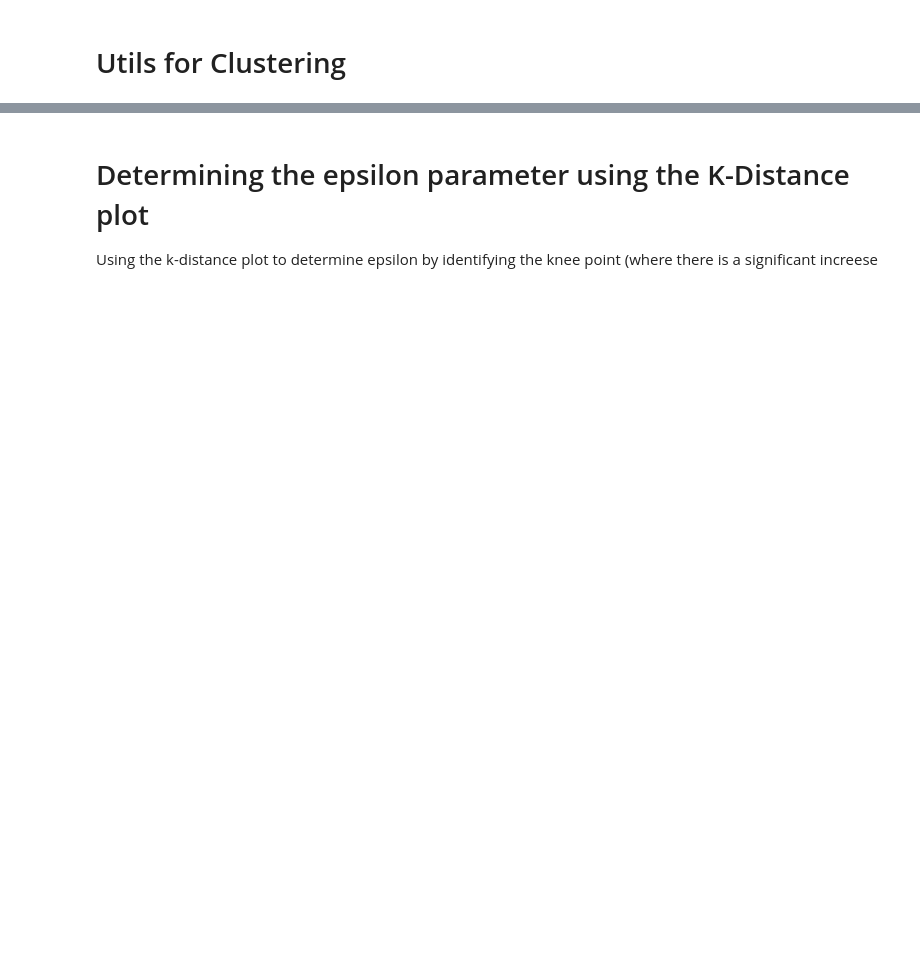
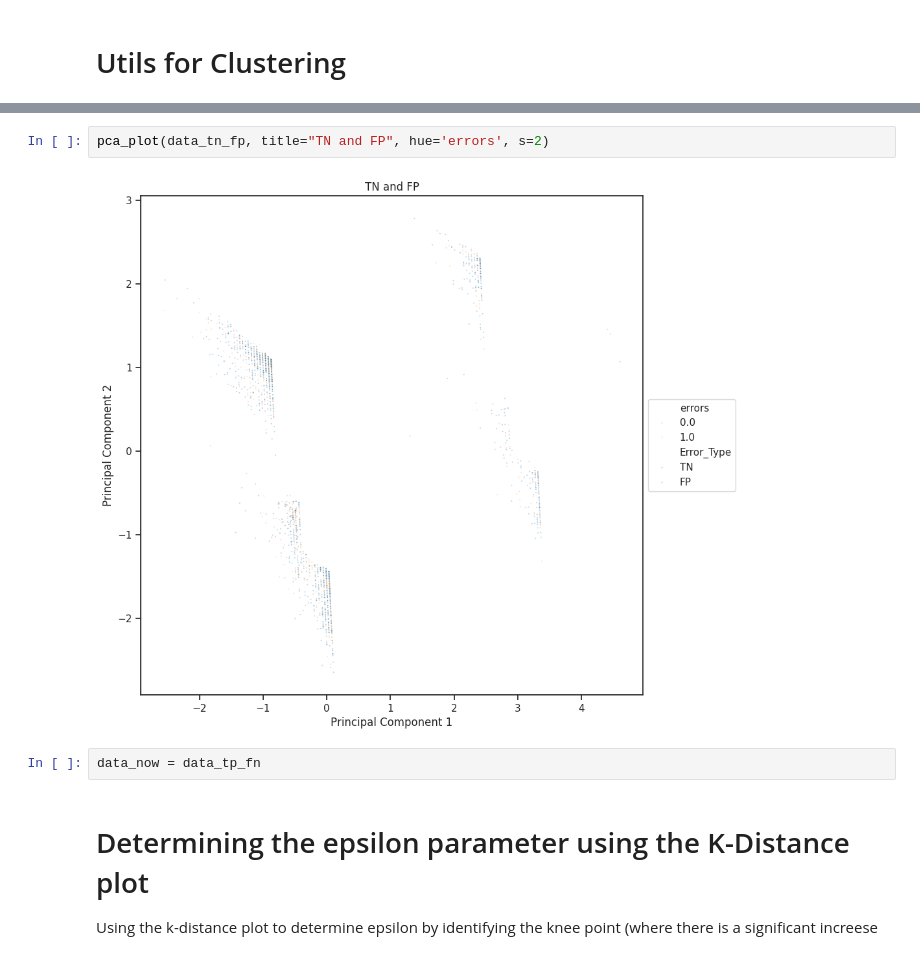
Before and after one commit to emma-ba/Classification_Error_Toolkit, a Jupyter notebook: COMPAS_Clustering_DBSCAN_clean_utils.ipynb, the cells around one changed output, grey strips where cells are left out. Saved outputs shown, nothing was run; the diff lists cells and outputs as text; blank space fills up the shorter version.

```diff
--- a/COMPAS_Clustering_DBSCAN_clean_utils.ipynb
+++ b/COMPAS_Clustering_DBSCAN_clean_utils.ipynb
@@ -355,3 +362,9 @@ memory usage: 305.5 KB
+# %%
+pca_plot(data_tn_fp, title="TN and FP", hue='errors', s=2)
+# %% [output]
+[figure, added]
+# %%
+data_now = data_tp_fn
 # %% [markdown]
 # Determining the epsilon parameter using the K-Distance plot
 
```
Also changed, not shown: parts of 40 cells of this notebook.
